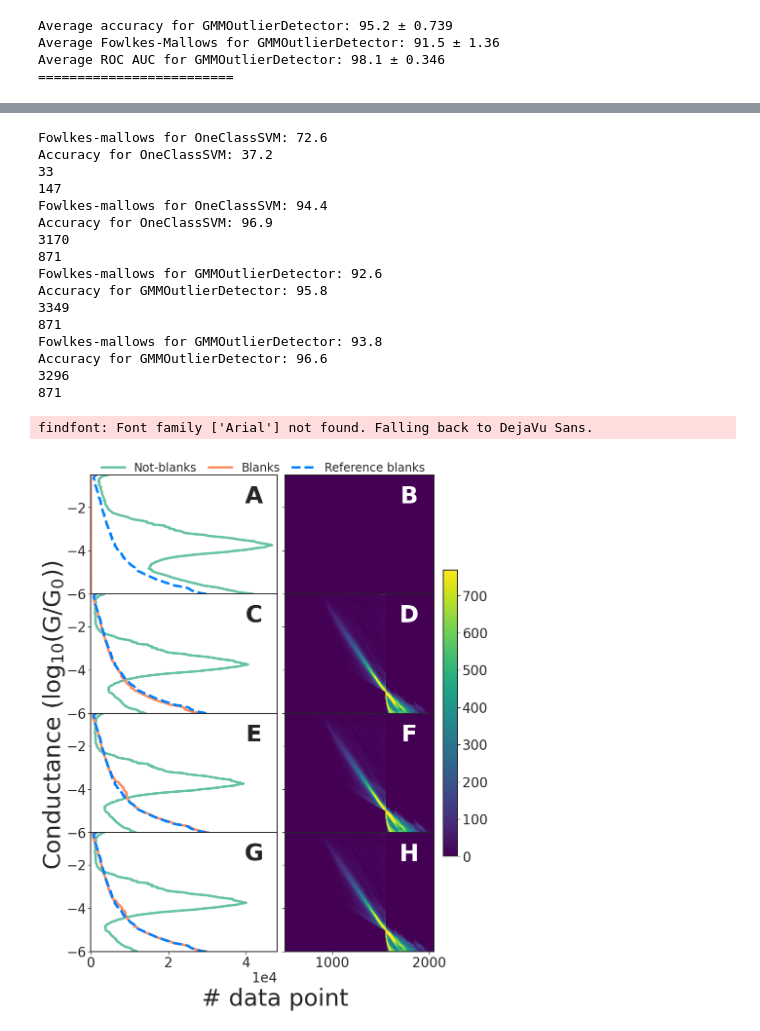
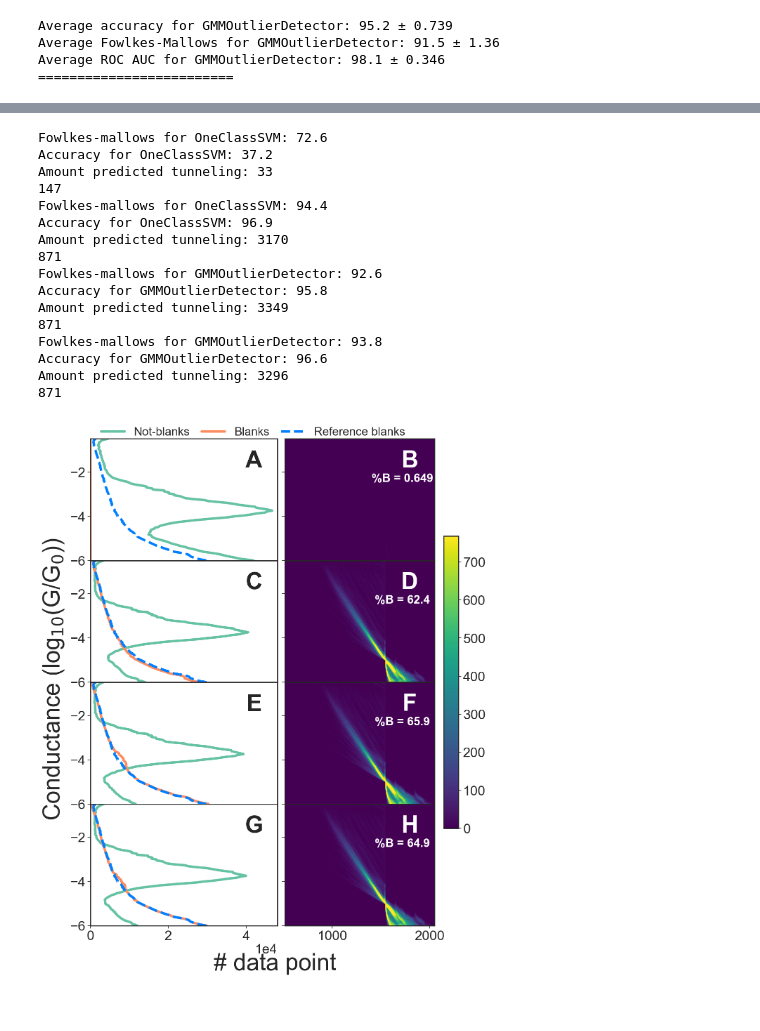
Before and after one commit to chem-william/one_class_smbj, a Jupyter notebook: 4k_bpy/labelled_oc.ipynb, the cells around one changed output, grey strips where cells are left out. Drawn from its saved outputs; the diff is of its cells as text; code cells hidden in the pictures.

```diff
--- a/4k_bpy/labelled_oc.ipynb
+++ b/4k_bpy/labelled_oc.ipynb
@@ -569,5 +511,5 @@ findfont: Font family ['Arial'] not found. Falling back to DejaVu Sans.
 # %%
-def plot_2dhist(pred_labels: List[int], tunneling_label: int, bins_2d: Tuple[int, int], ax):
+def plot_2dhist(pred_labels: List[int], tunneling_label: int, bins_2d: Tuple[int, int], hist2d_length: int, ax):
     hist_2d = []
     crossovers = []
     for trace in full_traces[pred_labels == tunneling_label]:
@@ -586,11 +528,11 @@ def plot_2dhist(pred_labels: List[int], tunneling_label: int, bins_2d: Tuple[int
         embedded = np.zeros(len(trace) + max_co)
         embedded[max_co - co:(max_co - co) + len(trace)] = trace
         H, *_ = np.histogram2d(
-            embedded, np.arange(len(embedded)), bins=bins_2d, range=[[pre_info.plot_low, pre_info.plot_high], [512, 2048]]
+            embedded, np.arange(len(embedded)), bins=bins_2d, range=[[pre_info.plot_low, pre_info.plot_high], [512, hist2d_length]]
         )
         hist_2d += H
     im = ax.imshow(
-        hist_2d, vmin=0, vmax=512 + 256, origin="lower", cmap="viridis", extent=[512, 2048, pre_info.plot_low, pre_info.plot_high], aspect="auto"
+        hist_2d, vmin=0, vmax=512 + 256, origin="lower", cmap="viridis", extent=[512, hist2d_length, pre_info.plot_low, pre_info.plot_high], aspect="auto"
     )
     return im
 # %%
@@ -606,7 +548,9 @@ px = 1/plt.rcParams["figure.dpi"]
 fig, ax = plt.subplots(len(models), 2, figsize=(14, 18))  # 26
 
 ax1_yaxis = np.linspace(pre_info.plot_low, pre_info.plot_high, pre_info.bins)
+hist2d_length = 2048
 max_ax1 = 0
+percentages = []
 for idx, model in enumerate(models):
     pred_labels = model.predict(hists)
 
@@ -637,7 +581,9 @@ for idx, model in enumerate(models):
         ax1_yaxis,
         label=f"Blanks" if idx == 0 else "_"
     )
-    print(len(pred_tun))
+    print(f"Amount predicted tunneling: {len(pred_tun)}")
+    percentages.append(1.0 - (len(full_hists) - len(pred_tun))/len(full_hists))
+
 
     ax[idx, 0].plot(
         full_hists[labels == 1].sum(axis=0),
@@ -646,7 +592,7 @@ for idx, model in enumerate(models):
         linestyle="--",
         label="Reference blanks" if idx == 0 else "_",
     )
-    im = plot_2dhist(pred_labels, 1, (128 + 64, 128 + 64), ax[idx, 1])
+    im = plot_2dhist(pred_labels, 1, (128 + 64, 128 + 64), hist2d_length=hist2d_length, ax=ax[idx, 1])
 
     if np.max(pred_mol.sum(axis=0)/len(pred_mol)) > max_ax1:
         max_ax1 = np.max(pred_mol.sum(axis=0)/len(pred_mol))
@@ -658,41 +604,42 @@ for idx, model in enumerate(models):
     ax[idx, 0].set_ylim(pre_info.plot_low, pre_info.plot_high)
 ax[0, 0].legend(frameon=False, loc="lower left", bbox_to_anchor=(0.0, 0.92, 1, 0), ncol=3, columnspacing=1., fontsize=FONTSIZE//2)
 
-for idx in np.arange(len(models)):
+for idx, p in zip(np.arange(len(models)), percentages):
     ax[idx, 0].text(42_000, -1.5, ALPHABET[idx*2], va="center", ha="center", size=FONTSIZE, weight="bold")
     ax[idx, 1].text(
         2048 - 256, -1.5, ALPHABET[idx*2 + 1], va="center", ha="center", weight="bold", size=FONTSIZE, c="white"
     )
+    ax[idx, 1].text(hist2d_length - 256 - 64 - 8, text_height - 1.2, f"%B = {p*100:.3}", va="center", ha="center", fontsize=FONTSIZE // 2, c="white", weight="bold")
+
 
     ax[idx, 0].set_xlim(0, 48_000)
     # ax[idx, 0].set_xlim(0, max_ax1 + max_ax1*0.05)
 ax[idx, 0].ticklabel_format(axis="x", scilimits=[-5, 4])
 
 fig.text(0.5, 0.05, "# data point", va="center", ha="center", fontsize=FONTSIZE)
 fig.text(0.05, 0.5, CONDUCTANCE_LABEL, va="center", ha="center", rotation="vertical", fontsize=FONTSIZE)
 fig.subplots_adjust(hspace=0.0, wspace=0.04)
 fig.colorbar(im, ax=ax[:, 1], shrink=.6)
 plt.savefig("./4k_visual_perf.pdf")
 plt.show()
 # %% [output]
 Fowlkes-mallows for OneClassSVM: 72.6
 Accuracy for OneClassSVM: 37.2
-33
+Amount predicted tunneling: 33
 147
 Fowlkes-mallows for OneClassSVM: 94.4
 Accuracy for OneClassSVM: 96.9
-3170
+Amount predicted tunneling: 3170
 871
 Fowlkes-mallows for GMMOutlierDetector: 92.6
 Accuracy for GMMOutlierDetector: 95.8
-3349
+Amount predicted tunneling: 3349
 871
 Fowlkes-mallows for GMMOutlierDetector: 93.8
 Accuracy for GMMOutlierDetector: 96.6
-3296
+Amount predicted tunneling: 3296
 871
-findfont: Font family ['Arial'] not found. Falling back to DejaVu Sans.
-[figure, old version]
+[figure, new version]
 # %%
 length_range = (0, 1024 + 256)
 length_bins = 128
```
Also changed, not shown: parts of 10 cells of this notebook.
